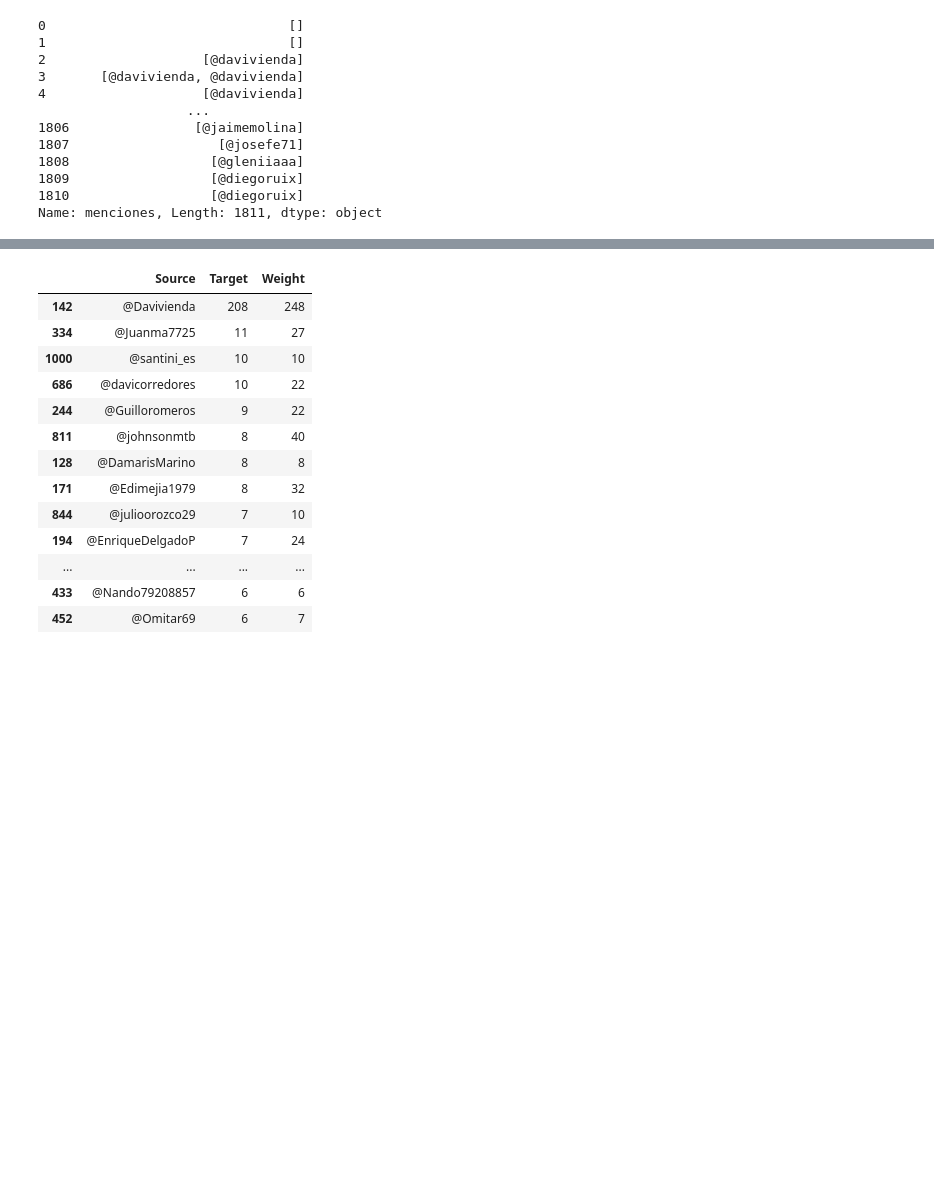
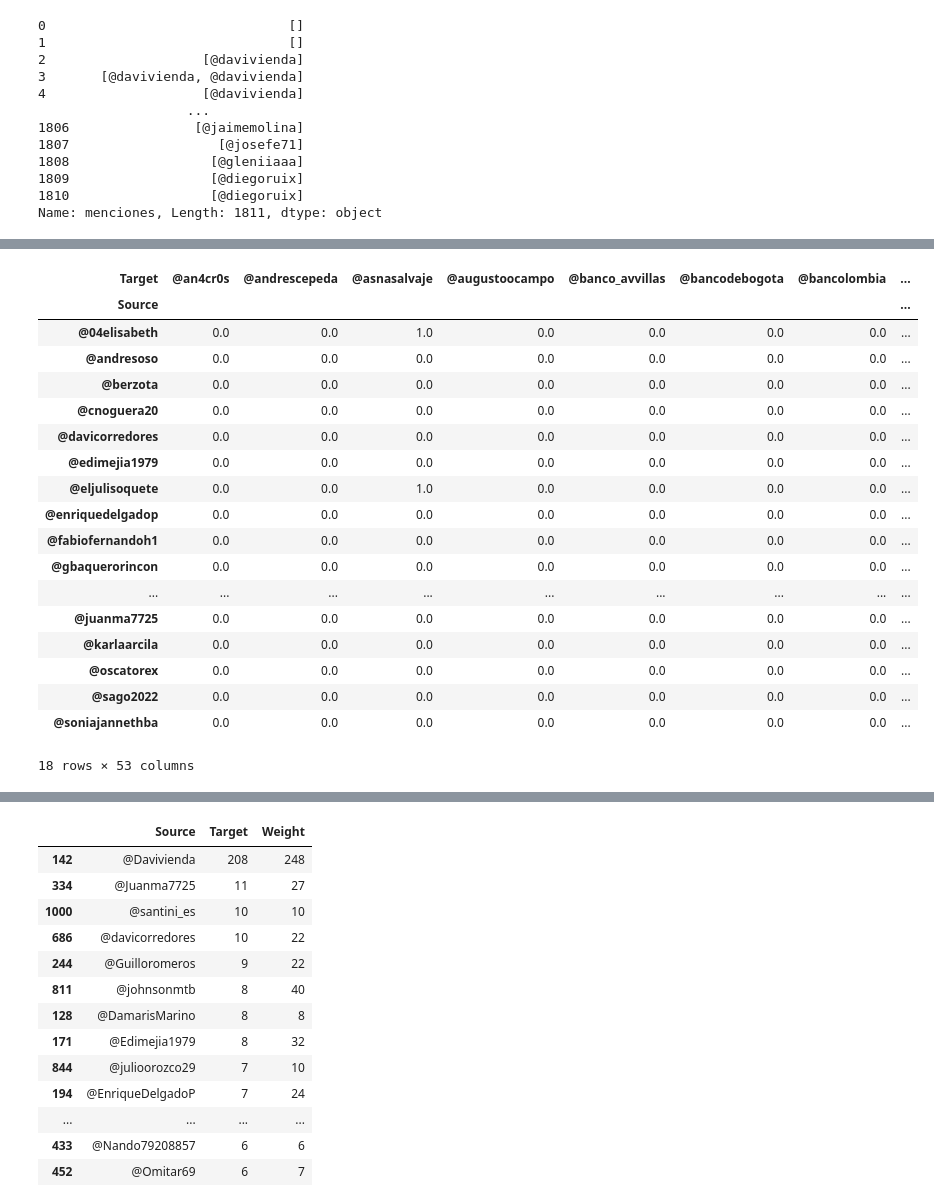
Before and after one commit to Izainea/pruebas_vivi, a Jupyter notebook: prueba_NLP_cientifico_vivi/Código/Exploración.ipynb, the cells around one changed output, grey strips where cells are left out. Saved outputs shown, nothing was run; the diff lists cells and outputs as text; code cells hidden in the pictures; blank space fills up the shorter version.

```diff
--- a/prueba_NLP_cientifico_vivi/Código/Exploración.ipynb
+++ b/prueba_NLP_cientifico_vivi/Código/Exploración.ipynb
@@ -242 +255,23 @@ df_heat_map=df_heat_map.fillna(0)
+# %%
+df_heat_map[((df_heat_map>0).sum()[(df_heat_map>0).sum()>3]).index]
+# %% [output]
+| Target | @an4cr0s | @andrescepeda | @asnasalvaje | @augustoocampo | @banco_avvillas | @bancodebogota | @bancolombia | ... |
+| Source |  |  |  |  |  |  |  | ... |
+| @04elisabeth | 0.0 | 0.0 | 1.0 | 0.0 | 0.0 | 0.0 | 0.0 | ... |
+| @andresoso | 0.0 | 0.0 | 0.0 | 0.0 | 0.0 | 0.0 | 0.0 | ... |
+| @berzota | 0.0 | 0.0 | 0.0 | 0.0 | 0.0 | 0.0 | 0.0 | ... |
+| @cnoguera20 | 0.0 | 0.0 | 0.0 | 0.0 | 0.0 | 0.0 | 0.0 | ... |
+| @davicorredores | 0.0 | 0.0 | 0.0 | 0.0 | 0.0 | 0.0 | 0.0 | ... |
+| @edimejia1979 | 0.0 | 0.0 | 0.0 | 0.0 | 0.0 | 0.0 | 0.0 | ... |
+| @eljulisoquete | 0.0 | 0.0 | 1.0 | 0.0 | 0.0 | 0.0 | 0.0 | ... |
+| @enriquedelgadop | 0.0 | 0.0 | 0.0 | 0.0 | 0.0 | 0.0 | 0.0 | ... |
+| @fabiofernandoh1 | 0.0 | 0.0 | 0.0 | 0.0 | 0.0 | 0.0 | 0.0 | ... |
+| @gbaquerorincon | 0.0 | 0.0 | 0.0 | 0.0 | 0.0 | 0.0 | 0.0 | ... |
+| ... | ... | ... | ... | ... | ... | ... | ... | ... |
+| @juanma7725 | 0.0 | 0.0 | 0.0 | 0.0 | 0.0 | 0.0 | 0.0 | ... |
+| @karlaarcila | 0.0 | 0.0 | 0.0 | 0.0 | 0.0 | 0.0 | 0.0 | ... |
+| @oscatorex | 0.0 | 0.0 | 0.0 | 0.0 | 0.0 | 0.0 | 0.0 | ... |
+| @sago2022 | 0.0 | 0.0 | 0.0 | 0.0 | 0.0 | 0.0 | 0.0 | ... |
+| @soniajannethba | 0.0 | 0.0 | 0.0 | 0.0 | 0.0 | 0.0 | 0.0 | ... |
+18 rows × 53 columns
 # %%
```
Also changed, not shown: parts of 27 cells of this notebook, 1 other file.
